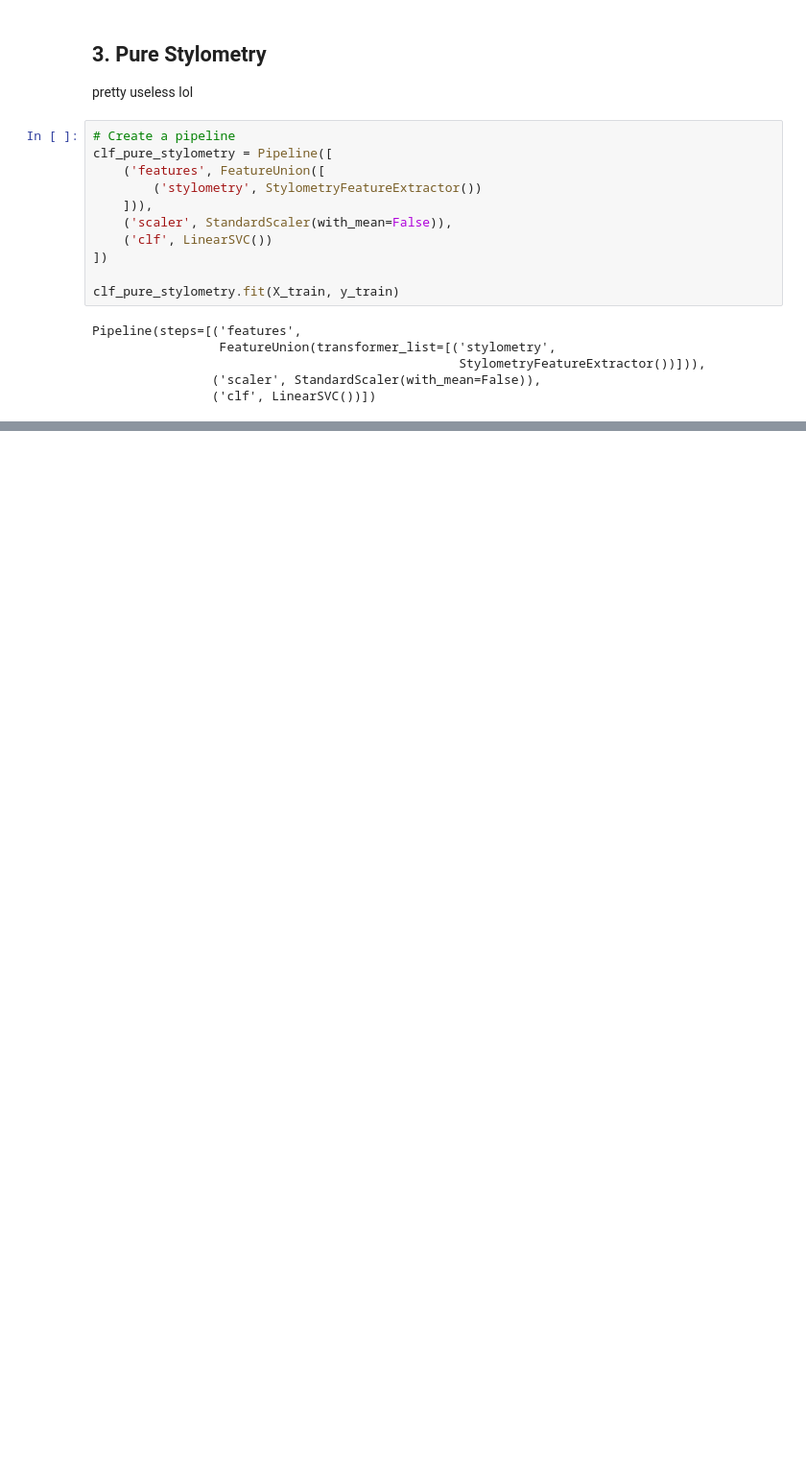
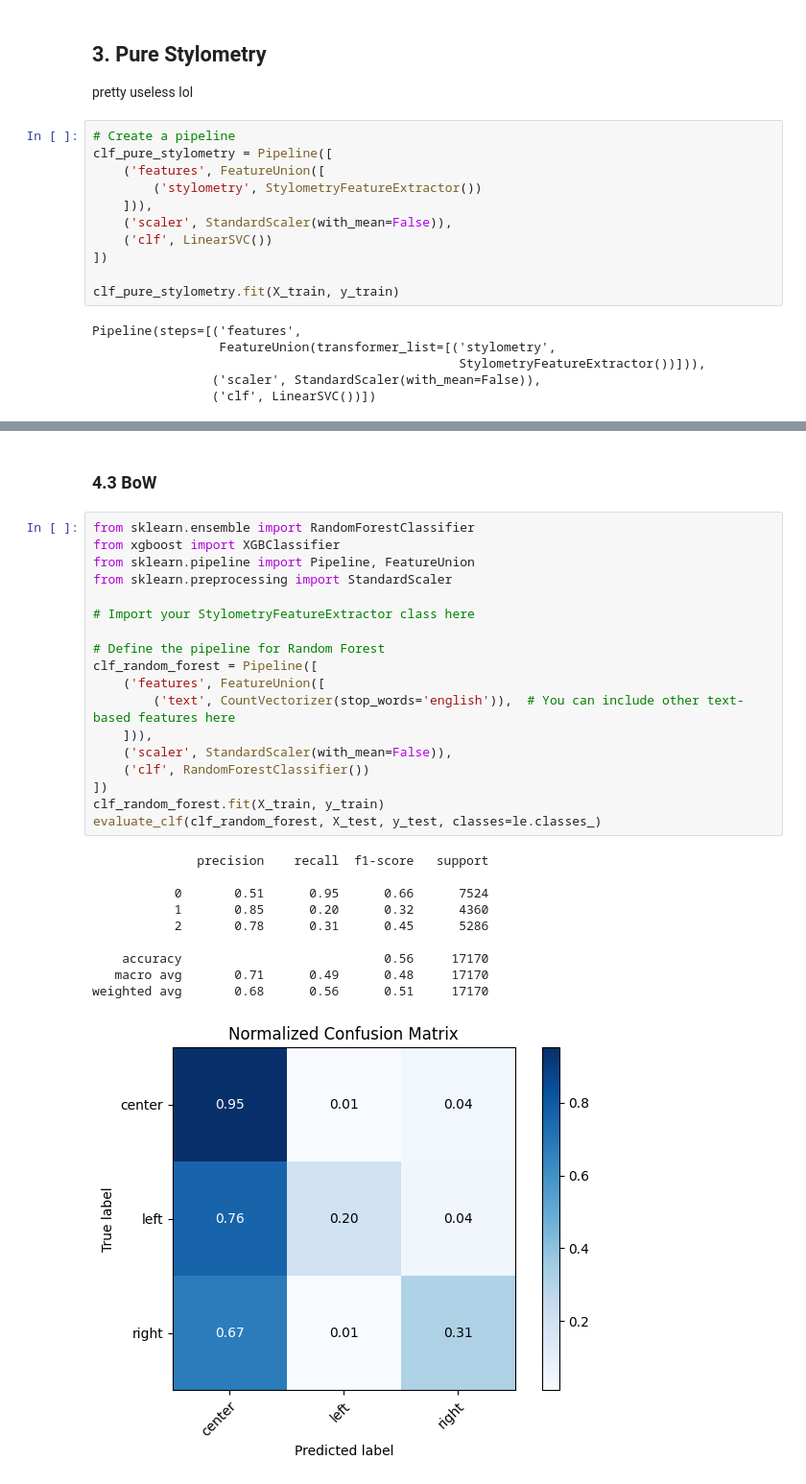
Before and after one commit to EKarasevnl/Language-and-AI, a Jupyter notebook: StylometryClassification.ipynb, the cells around one changed output, grey strips where cells are left out. Shown at 96% size. Saved outputs shown, nothing was run; the diff lists cells and outputs as text; blank space fills up the shorter version.

```diff
--- a/StylometryClassification.ipynb
+++ b/StylometryClassification.ipynb
@@ -126,0 +161,31 @@ right
+# %% [markdown]
+### 4.3 BoW
+# %%
+from sklearn.ensemble import RandomForestClassifier
+from xgboost import XGBClassifier
+from sklearn.pipeline import Pipeline, FeatureUnion
+from sklearn.preprocessing import StandardScaler
+
+# Import your StylometryFeatureExtractor class here
+
+# Define the pipeline for Random Forest
+clf_random_forest = Pipeline([
+    ('features', FeatureUnion([
+        ('text', CountVectorizer(stop_words='english')),  # You can include other text-based features here
+    ])),
+    ('scaler', StandardScaler(with_mean=False)),
+    ('clf', RandomForestClassifier())
+])
+clf_random_forest.fit(X_train, y_train)
+evaluate_clf(clf_random_forest, X_test, y_test, classes=le.classes_)
+# %% [output]
+              precision    recall  f1-score   support
+
+           0       0.51      0.95      0.66      7524
+           1       0.85      0.20      0.32      4360
+           2       0.78      0.31      0.45      5286
+
+    accuracy                           0.56     17170
+   macro avg       0.71      0.49      0.48     17170
+weighted avg       0.68      0.56      0.51     17170
+[figure, added]
```
Also changed, not shown: parts of 13 cells of this notebook.
